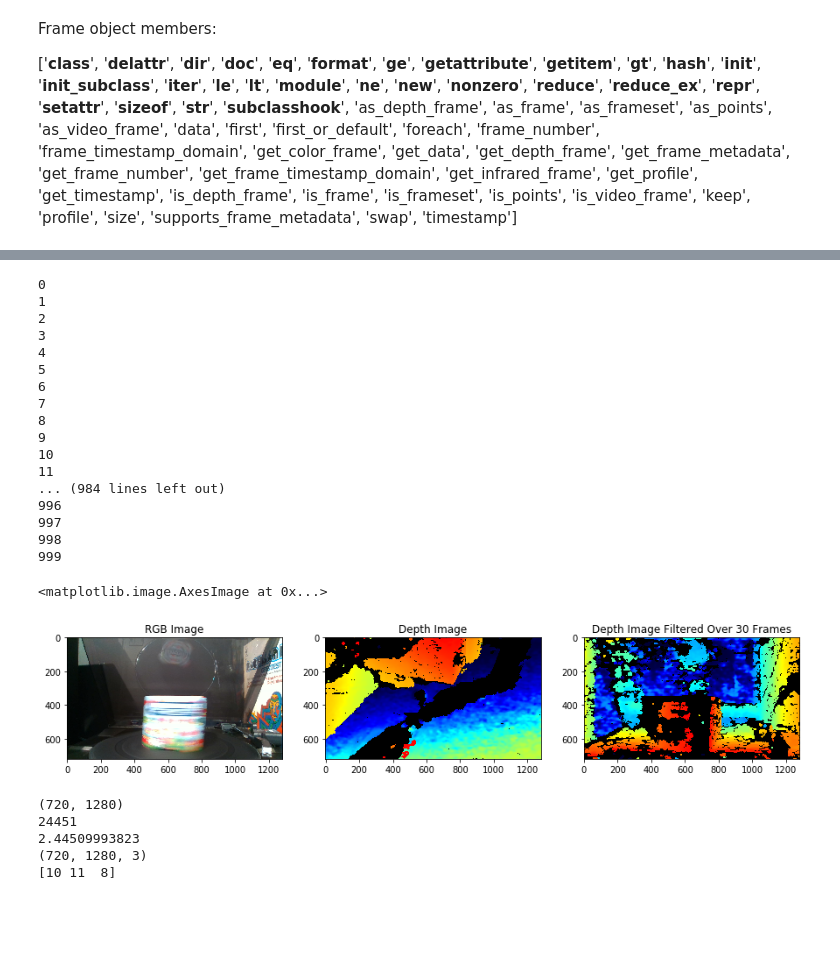
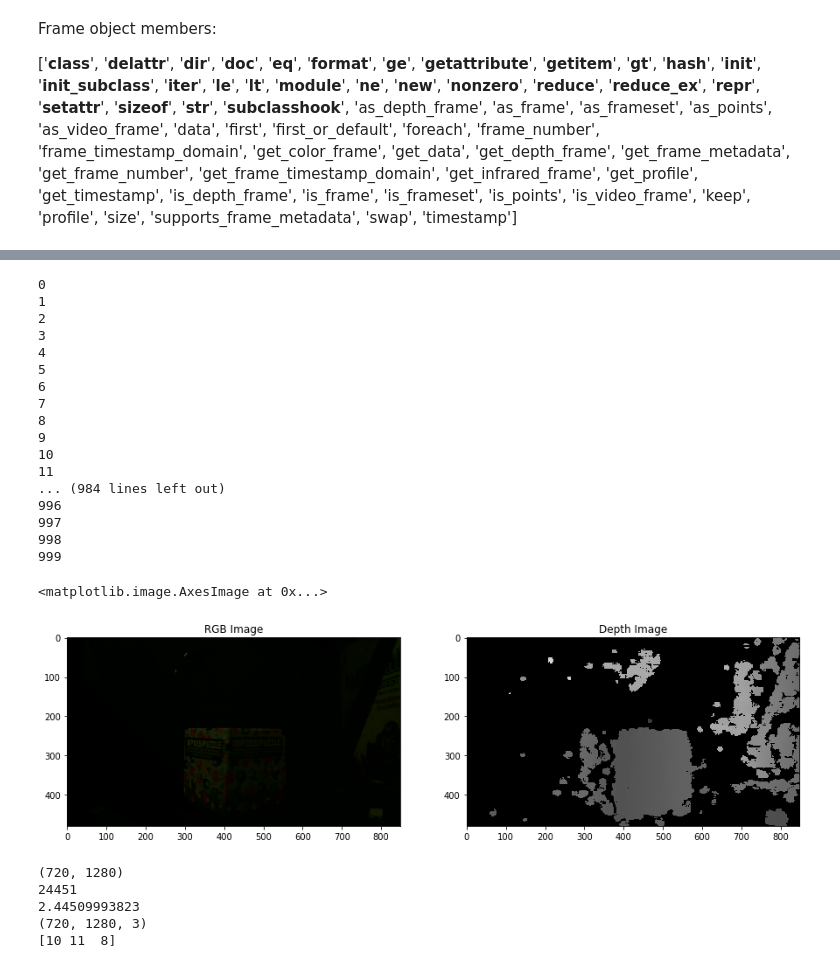
Before and after one commit to ongchinkiat/realsense-d435, a Jupyter notebook: d435-capture-848.ipynb, the cells around one changed output, grey strips where cells are left out. Saved outputs shown, nothing was run; the diff lists cells and outputs as text; code cells hidden in the pictures; blank space fills up the shorter version.

```diff
--- a/d435-capture-848.ipynb
+++ b/d435-capture-848.ipynb
@@ -135,40 +143,40 @@ depth_colormap = cv2.applyColorMap(cv2.convertScaleAbs(depth_image, alpha=0.03),
 
 # Stack both images horizontally
 #images = np.hstack((color_image, colorized_depth))
 
 # Show images
 fig = plt.figure(figsize=(15, 15))
-table1 = fig.add_subplot(1,3,1)
+table1 = fig.add_subplot(1,2,1)
 table1.set_title("RGB Image")
 table1.imshow(cv2.cvtColor(color_image, cv2.COLOR_BGR2RGB))
 
-table2 = fig.add_subplot(1,3,2)
+table2 = fig.add_subplot(1,2,2)
 table2.set_title("Depth Image")
-table2.imshow(cv2.cvtColor(colorized_depth_1, cv2.COLOR_BGR2RGB))
+table2.imshow(depth_image, cmap='gray')
 
-table3 = fig.add_subplot(1,3,3)
-table3.set_title("Depth Image Filtered Over 30 Frames")
-table3.imshow(cv2.cvtColor(colorized_depth, cv2.COLOR_BGR2RGB))
+#table3 = fig.add_subplot(1,3,3)
+#table3.set_title("Depth Image Filtered Over 30 Frames")
+#table3.imshow(cv2.cvtColor(colorized_depth, cv2.COLOR_BGR2RGB))
 # %% [output]
 0
 1
 2
 3
 4
 5
 6
 7
 8
 9
 10
 11
 ... (984 lines left out)
 996
 997
 998
 999
 <matplotlib.image.AxesImage at 0x...>
-[figure, old version]
+[figure, new version]
 # %%
 print(depth_image_1.shape)
 print(depth_image_1[450,180])
```
Also changed, not shown: parts of 3 cells of this notebook, 1 other file.
